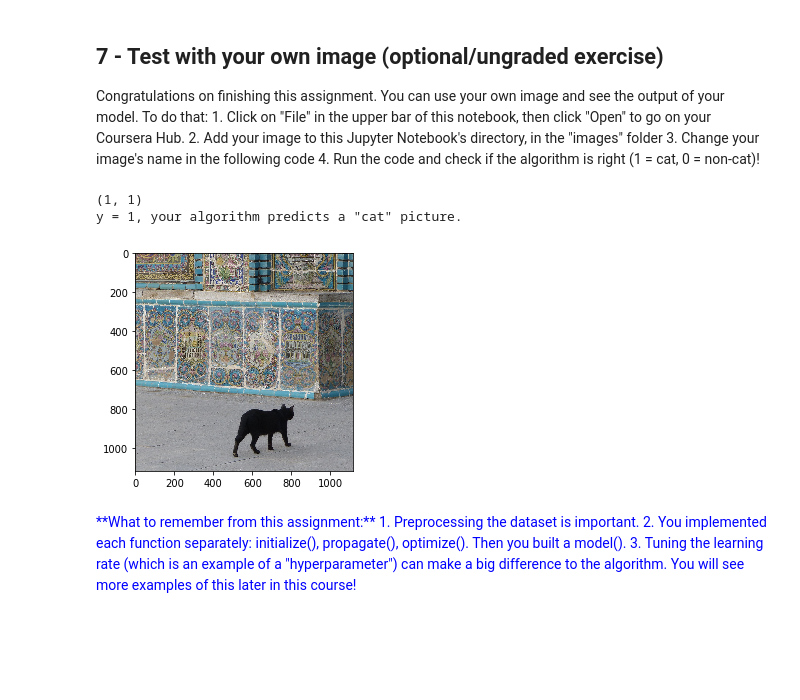
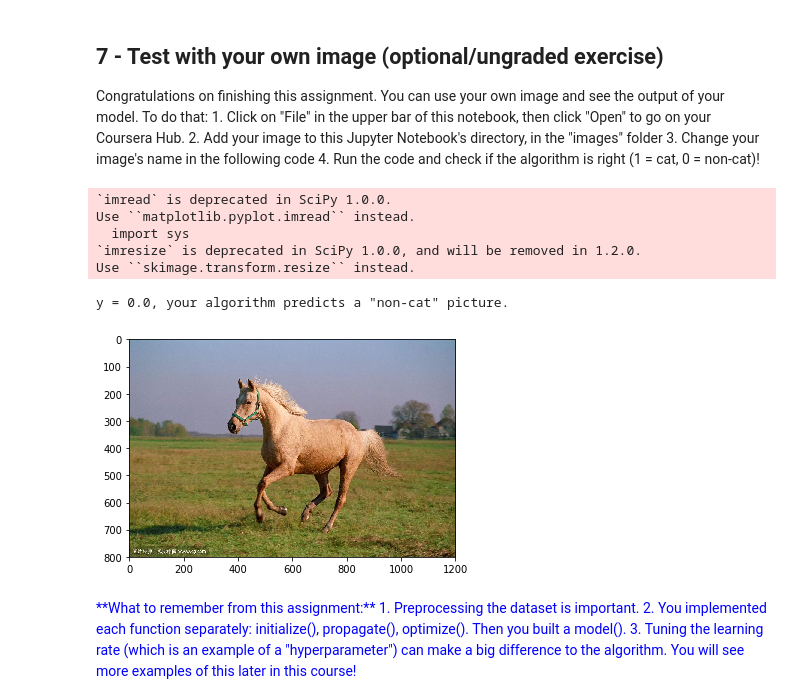
Before and after one commit to shadimsaleh/deeplearning-ai-master, a Jupyter notebook: course1/assignment1-2/assignment2/myassignment2_2.ipynb, the cells around one changed output. Cells and saved outputs as stored; diff of their text form; code cells hidden in the pictures; blank space fills up the shorter version.

```diff
--- a/course1/assignment1-2/assignment2/myassignment2_2.ipynb
+++ b/course1/assignment1-2/assignment2/myassignment2_2.ipynb
@@ -274,8 +274,8 @@ def initialize_with_zeros(dim):
     """
 
     ### START CODE HERE ### (≈ 1 line of code)
-    w = None
-    b = None
+    w = np.zeros((dim, 1))
+    b = 0
     ### END CODE HERE ###
 
     assert(w.shape == (dim, 1))
@@ -446,7 +447,7 @@ def optimize(w, b, X, Y, num_iterations, learning_rate, print_cost = False):
 
         # Cost and gradient calculation (≈ 1-4 lines of code)
         ### START CODE HERE ###
-        grads, cost = None
+        grads, cost = propagate(w, b, X, Y)
         ### END CODE HERE ###
 
         # Retrieve derivatives from grads
@@ -455,8 +456,8 @@ def optimize(w, b, X, Y, num_iterations, learning_rate, print_cost = False):
 
         # update rule (≈ 2 lines of code)
         ### START CODE HERE ###
-        w = None
-        b = None
+        w = w - learning_rate * dw
+        b = b - learning_rate * db
         ### END CODE HERE ###
 
         # Record the costs
@@ -541,14 +542,16 @@ def predict(w, b, X):
 
     # Compute vector "A" predicting the probabilities of a cat being present in the picture
     ### START CODE HERE ### (≈ 1 line of code)
-    A = None
+    A = sigmoid(np.matmul(w.T, X) + b)
     ### END CODE HERE ###
 
     for i in range(A.shape[1]):
-
         # Convert probabilities A[0,i] to actual predictions p[0,i]
         ### START CODE HERE ### (≈ 4 lines of code)
-        pass
+        if A[0][i] >= 0.5:
+            Y_prediction[0][i] = 1
+        else:
+            Y_prediction[0][i] = 0
         ### END CODE HERE ###
 
     assert(Y_prediction.shape == (1, m))
@@ -613,19 +615,21 @@ def model(X_train, Y_train, X_test, Y_test, num_iterations = 2000, learning_rate
 
     ### START CODE HERE ###
 
+    dim = X_train.shape[0]
+
     # initialize parameters with zeros (≈ 1 line of code)
-    w, b = None
+    w, b = initialize_with_zeros(dim)
 
     # Gradient descent (≈ 1 line of code)
-    parameters, grads, costs = None
+    parameters, grads, costs = optimize(w, b, X_train, Y_train, num_iterations, learning_rate, print_cost)
 
     # Retrieve parameters w and b from dictionary "parameters"
     w = parameters["w"]
     b = parameters["b"]
 
     # Predict test/train set examples (≈ 2 lines of code)
-    Y_prediction_test = None
-    Y_prediction_train = None
+    Y_prediction_test = predict(w, b, X_test)
+    Y_prediction_train = predict(w, b, X_train)
 
     ### END CODE HERE ###
 
@@ -765,21 +782,25 @@ Congratulations on finishing this assignment. You can use your own image and see
     4. Run the code and check if the algorithm is right (1 = cat, 0 = non-cat)!
 # %%
 ## START CODE HERE ## (PUT YOUR IMAGE NAME)
-my_image = "my_image.jpg"   # change this to the name of your image file
+my_image = "new_my_horse.jpg"   # change this to the name of your image file
 ## END CODE HERE ##
 
 # We preprocess the image to fit your algorithm.
 fname = "images/" + my_image
 image = np.array(ndimage.imread(fname, flatten=False))
 my_image = scipy.misc.imresize(image, size=(num_px,num_px)).reshape((1, num_px*num_px*3)).T
 my_predicted_image = predict(d["w"], d["b"], my_image)
 
 plt.imshow(image)
 print("y = " + str(np.squeeze(my_predicted_image)) + ", your algorithm predicts a \"" + classes[int(np.squeeze(my_predicted_image)),].decode("utf-8") +  "\" picture.")
 # %% [output]
-(1, 1)
-y = 1, your algorithm predicts a "cat" picture.
+`imread` is deprecated in SciPy 1.0.0.
+Use ``matplotlib.pyplot.imread`` instead.
+  import sys
+`imresize` is deprecated in SciPy 1.0.0, and will be removed in 1.2.0.
+Use ``skimage.transform.resize`` instead.
+y = 0.0, your algorithm predicts a "non-cat" picture.
-[figure, old version]
+[figure, new version]
 # %% [markdown]
 <font color='blue'>
 **What to remember from this assignment:**
```
Also changed, not shown: parts of 12 cells of this notebook, 6 other files.
